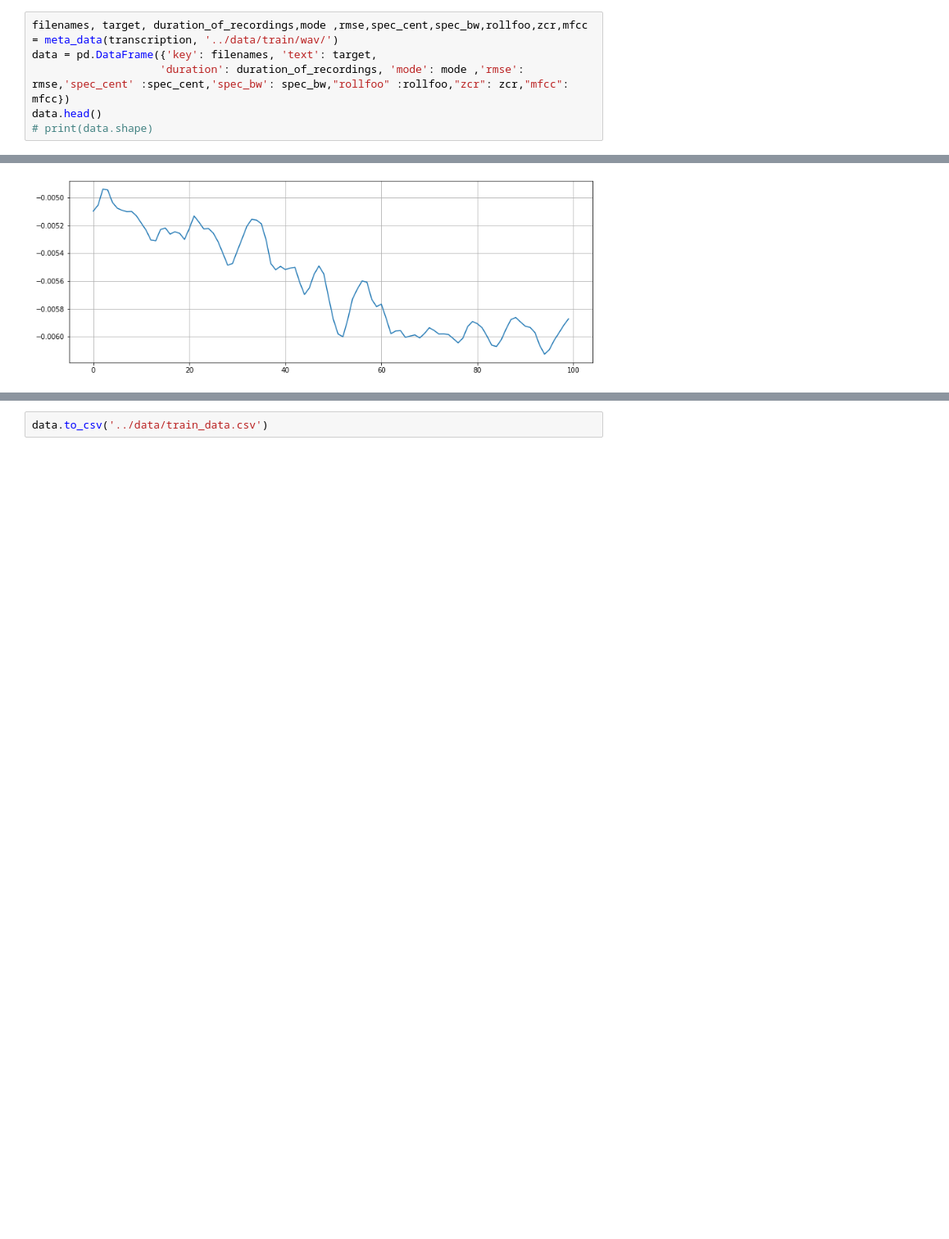
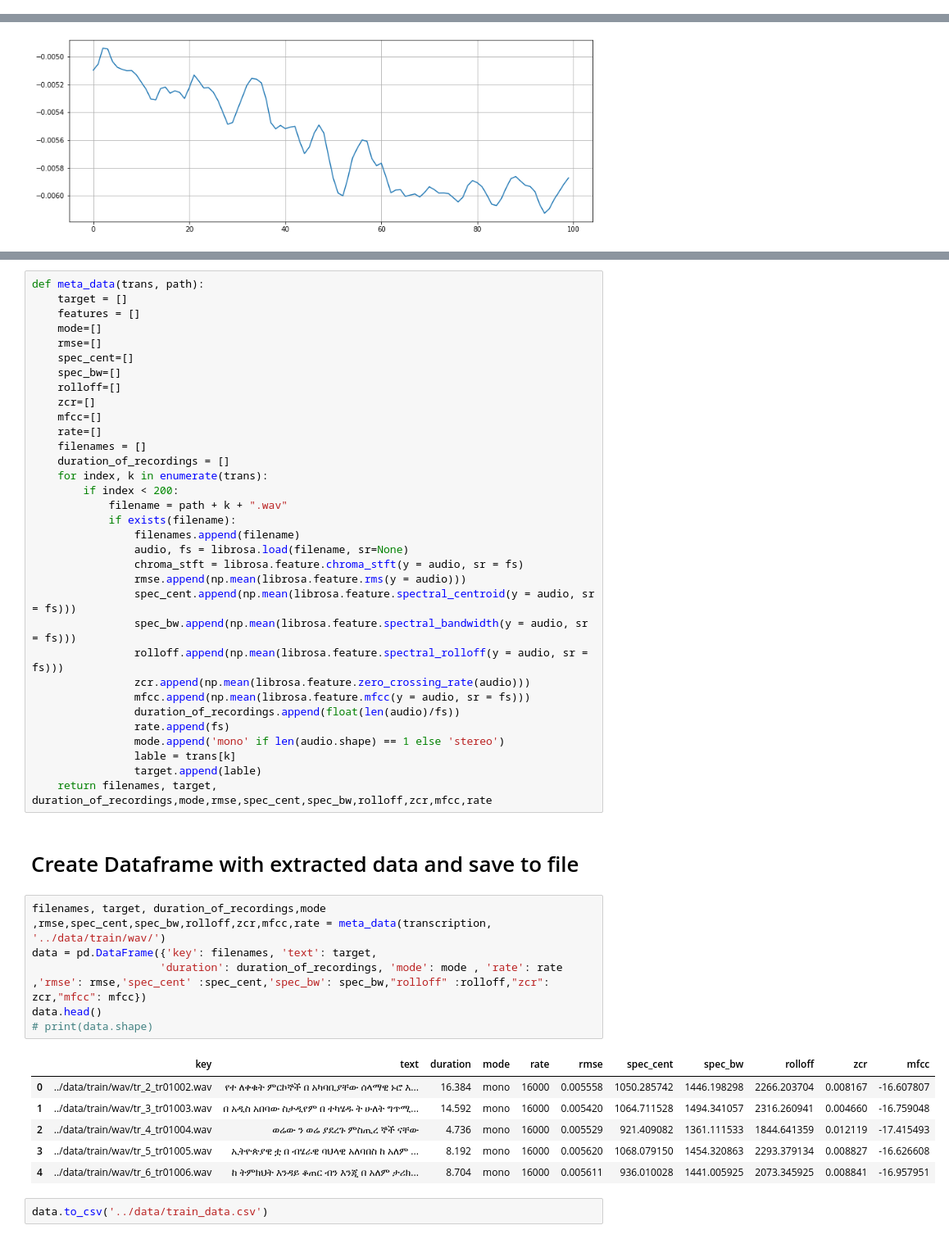
Before and after one commit to speech-recognition123/Speech-to-Text, a Jupyter notebook: notebooks/tesfaye_feature_extraction.ipynb, the cells around one changed output, grey strips where cells are left out. Shown at 82% size. Saved outputs shown, nothing was run; the diff lists cells and outputs as text; blank space fills up the shorter version.

```diff
--- a/notebooks/tesfaye_feature_extraction.ipynb
+++ b/notebooks/tesfaye_feature_extraction.ipynb
@@ -214,6 +167,0 @@ SyntaxError: invalid syntax (3403766716.py, line 22)
-# %%
-filenames, target, duration_of_recordings,mode ,rmse,spec_cent,spec_bw,rollfoo,zcr,mfcc = meta_data(transcription, '../data/train/wav/')
-data = pd.DataFrame({'key': filenames, 'text': target,
-                    'duration': duration_of_recordings, 'mode': mode ,'rmse': rmse,'spec_cent' :spec_cent,'spec_bw': spec_bw,"rollfoo" :rollfoo,"zcr": zcr,"mfcc": mfcc})
-data.head()
-# print(data.shape)
@@ -315,2 +280,50 @@ plt.show()
+# %%
+def meta_data(trans, path):
+    target = []
+    features = []
+    mode=[]
+    rmse=[]
+    spec_cent=[]
+    spec_bw=[]
+    rolloff=[]
+    zcr=[]
+    mfcc=[]
+    rate=[]
+    filenames = []
+    duration_of_recordings = []
+    for index, k in enumerate(trans):
+        if index < 200:
+            filename = path + k + ".wav"
+            if exists(filename):
+                filenames.append(filename)
+                audio, fs = librosa.load(filename, sr=None)
+                chroma_stft = librosa.feature.chroma_stft(y = audio, sr = fs)
+                rmse.append(np.mean(librosa.feature.rms(y = audio)))
+                spec_cent.append(np.mean(librosa.feature.spectral_centroid(y = audio, sr = fs)))
+                spec_bw.append(np.mean(librosa.feature.spectral_bandwidth(y = audio, sr = fs)))
+                rolloff.append(np.mean(librosa.feature.spectral_rolloff(y = audio, sr = fs)))
+                zcr.append(np.mean(librosa.feature.zero_crossing_rate(audio)))
+                mfcc.append(np.mean(librosa.feature.mfcc(y = audio, sr = fs)))
+                duration_of_recordings.append(float(len(audio)/fs))
+                rate.append(fs)
+                mode.append('mono' if len(audio.shape) == 1 else 'stereo')
+                lable = trans[k]
+                target.append(lable)
+    return filenames, target, duration_of_recordings,mode,rmse,spec_cent,spec_bw,rolloff,zcr,mfcc,rate
+# %% [markdown]
+# Create Dataframe with extracted data and save to file
+# %%
+filenames, target, duration_of_recordings,mode ,rmse,spec_cent,spec_bw,rolloff,zcr,mfcc,rate = meta_data(transcription, '../data/train/wav/')
+data = pd.DataFrame({'key': filenames, 'text': target,
+                    'duration': duration_of_recordings, 'mode': mode , 'rate': rate ,'rmse': rmse,'spec_cent' :spec_cent,'spec_bw': spec_bw,"rolloff" :rolloff,"zcr": zcr,"mfcc": mfcc})
+data.head()
+# print(data.shape)
+# %% [output]
+|  | key | text | duration | mode | rate | rmse | spec_cent | spec_bw | rolloff | zcr | mfcc |
+| 0 | ../data/train/wav/tr_2_tr01002.wav | የተ ለቀቁት ምርኮኞች በ አካባቢያቸው ሰላማዊ ኑሮ እ... | 16.384 | mono | 16000 | 0.005558 | 1050.285742 | 1446.198298 | 2266.203704 | 0.008167 | -16.607807 |
+| 1 | ../data/train/wav/tr_3_tr01003.wav | በ አዲስ አበባው ስታዲየም በ ተካሄዱ ት ሁለት ግጥሚ... | 14.592 | mono | 16000 | 0.005420 | 1064.711528 | 1494.341057 | 2316.260941 | 0.004660 | -16.759048 |
+| 2 | ../data/train/wav/tr_4_tr01004.wav | ወሬው ን ወሬ ያደረጉ ምስጢረ ኞች ናቸው | 4.736 | mono | 16000 | 0.005529 | 921.409082 | 1361.111533 | 1844.641359 | 0.012119 | -17.415493 |
+| 3 | ../data/train/wav/tr_5_tr01005.wav | ኢትዮጵያዊ ቷ በ ብሄራዊ ባህላዊ አለባበስ ከ አለም ... | 8.192 | mono | 16000 | 0.005620 | 1068.079150 | 1454.320863 | 2293.379134 | 0.008827 | -16.626608 |
+| 4 | ../data/train/wav/tr_6_tr01006.wav | ከ ትምክህት እንዳይ ቆጠር ብን እንጂ በ አለም ታሪክ... | 8.704 | mono | 16000 | 0.005611 | 936.010028 | 1441.005925 | 2073.345925 | 0.008841 | -16.957951 |
 # %%
 data.to_csv('../data/train_data.csv')
```
Also changed, not shown: parts of 12 cells of this notebook.
